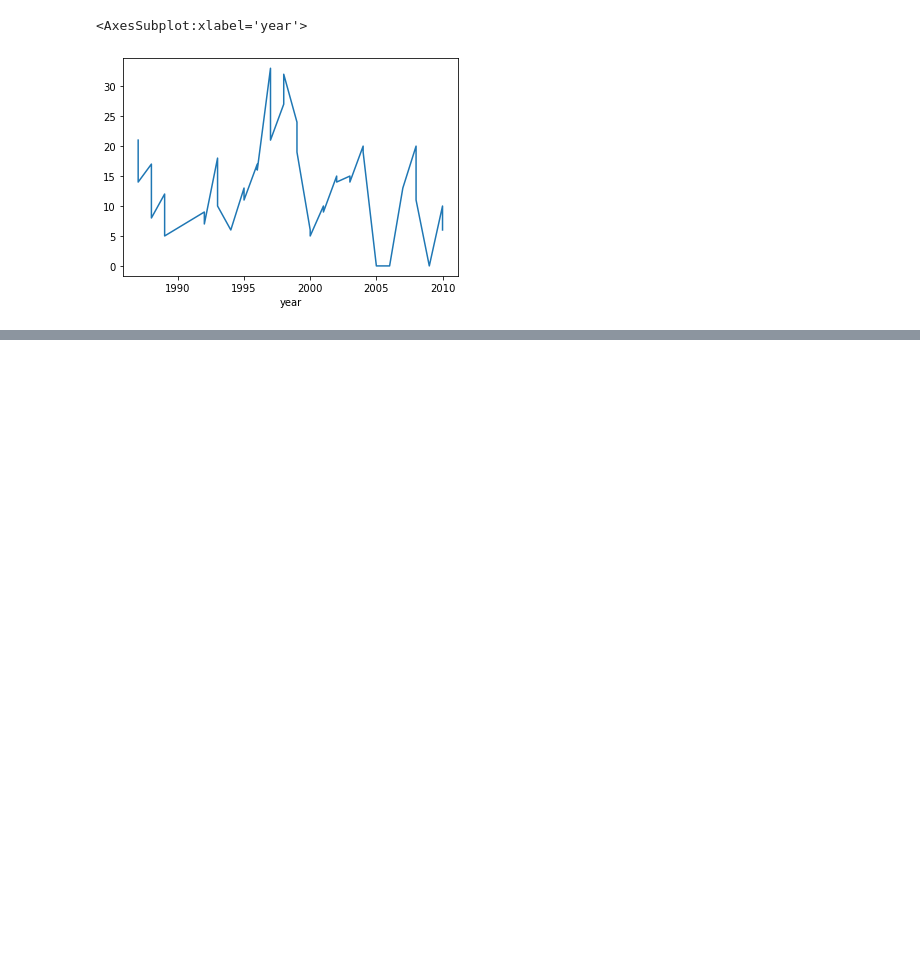
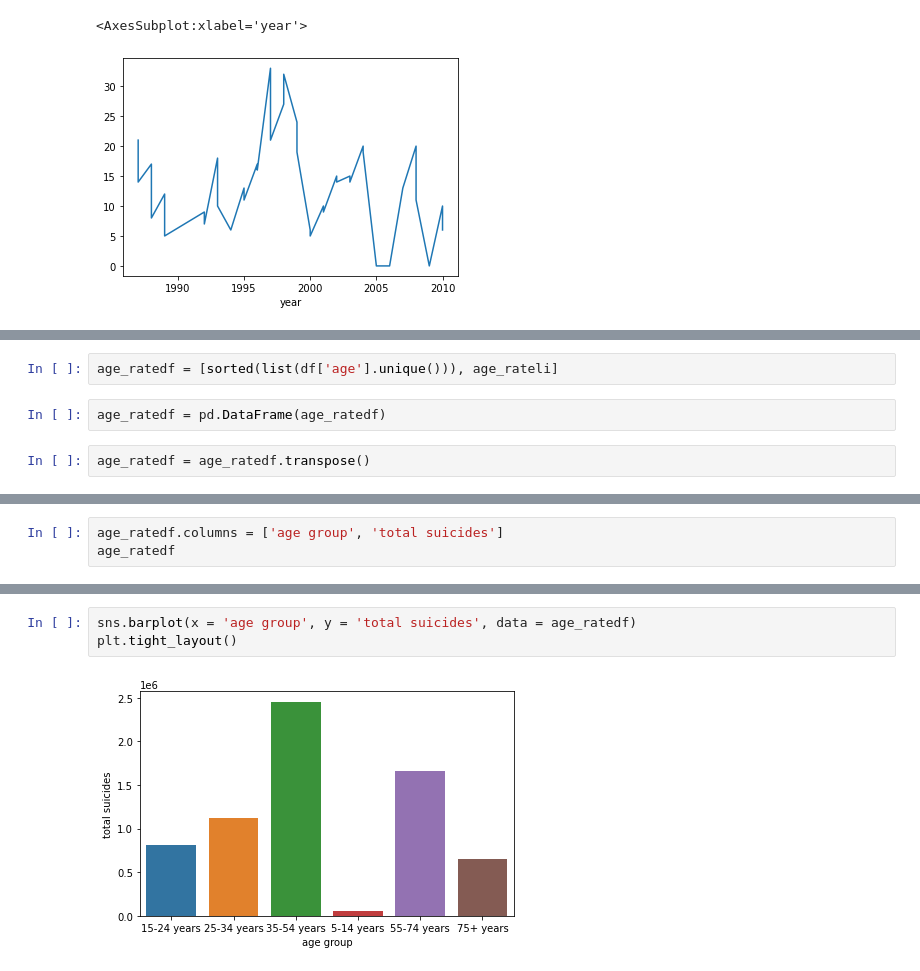
Before and after one commit to aad1tya/suicideRates, a Jupyter notebook: Suicide Rates Analysis.ipynb, the cells around one changed output, grey strips where cells are left out. Drawn from its saved outputs; the diff is of its cells as text; blank space fills up the shorter version.

```diff
--- a/Suicide Rates Analysis.ipynb
+++ b/Suicide Rates Analysis.ipynb
@@ -27,0 +43,6 @@ alb_df_1524['suicides_no'].plot(kind = 'line')
+# %%
+age_ratedf = [sorted(list(df['age'].unique())), age_rateli]
+# %%
+age_ratedf = pd.DataFrame(age_ratedf)
+# %%
+age_ratedf = age_ratedf.transpose()
@@ -27,0 +66,3 @@ alb_df_1524['suicides_no'].plot(kind = 'line')
+# %%
+age_ratedf.columns = ['age group', 'total suicides']
+age_ratedf
@@ -27,0 +77,5 @@ alb_df_1524['suicides_no'].plot(kind = 'line')
+# %%
+sns.barplot(x = 'age group', y = 'total suicides', data = age_ratedf)
+plt.tight_layout()
+# %% [output]
+[figure, added]
```
Also changed, not shown: parts of 6 cells of this notebook.
